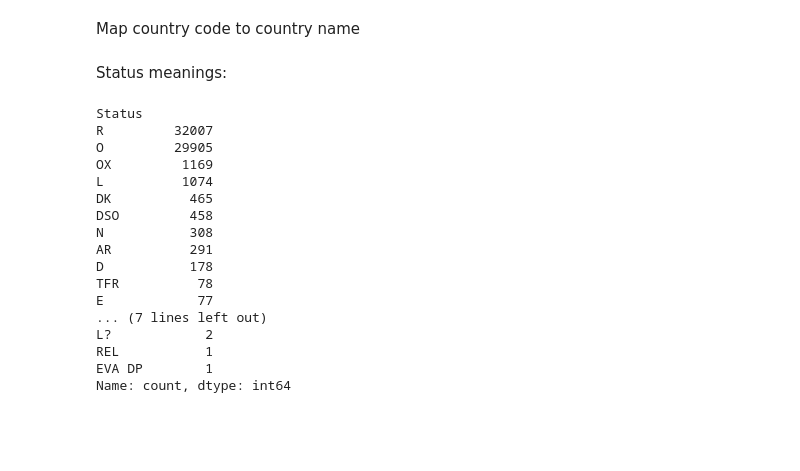
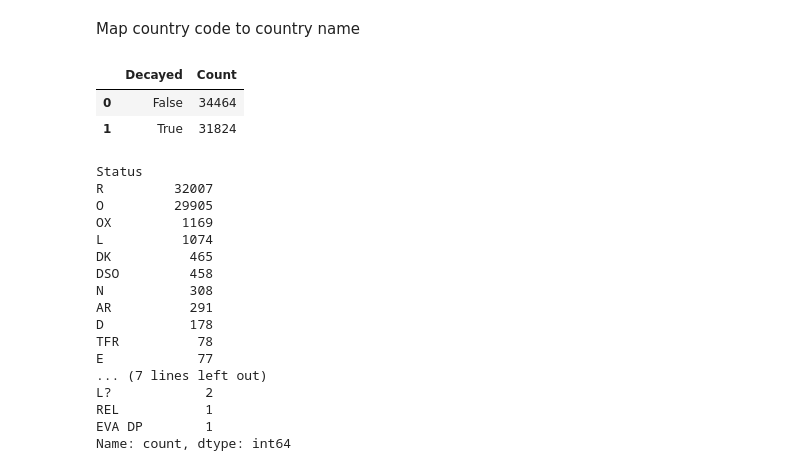
Before and after one commit to daemonchild/cardiffmet-dat5001-visualisation-of-data, a Jupyter notebook: assessment/pres1/dat5001-st20285213-tomrowan-pres1-datasets.ipynb, the cells around one changed output. Cells and saved outputs as stored; diff of their text form; code cells hidden in the pictures; blank space fills up the shorter version.

```diff
--- a/assessment/pres1/dat5001-st20285213-tomrowan-pres1-datasets.ipynb
+++ b/assessment/pres1/dat5001-st20285213-tomrowan-pres1-datasets.ipynb
@@ -291,8 +332,31 @@ type_json = {
 
 category_json = {
 
-
-
+  "AST": "Astronomy",
+  "BIO": "Biology",
+  "CAL": "Calibration",
+  "COM": "Communications",
+  "EDU": "Education",
+  "EOSCI": "Earth observing science",
+  "EW": "Missile early warning",
+  "GEOD": "Geodesy",
+  "IMG": "Imaging (optical)",
+  "IMG-R": "Imaging (radar)",
+  "INF": "Infrastructure",
+  "MET": "Meteorology (imaging)",
+  "MET-RO": "Meteorology (radio occultation)",
+  "MGRAV": "Microgravity experiments",
+  "MISC": "Miscellaneous",
+  "NAV": "Navigation",
+  "PLAN": "Deep space related mission",
+  "RB": "Rocket body",
+  "RV": "Reentry vehicle",
+  "SCI": "Scientific studies",
+  "SIG": "Signals intelligence",
+  "SS": "Spaceship",
+  "TARG": "Target",
+  "TECH": "Technology",
+  "WEAPON": "Weapon"
 }
 
 status_json = {
@@ -355,8 +429,16 @@ def alpha2_to_alpha3(code):
 # Apply conversion to your State column
 sdf['Country Code'] = sdf['State'].apply(alpha2_to_alpha3)
 sdf['Country'] = sdf['Country Code'].apply(lambda x: pycountry.countries.get(alpha_3=x).name if x else None)
-# %% [markdown]
-Status meanings:
+# %%
+# Is the satellite still orbiting?
+sdf['Decayed'] = sdf['Decay Date'].notnull()
+ddate_counts = sdf['Decayed'].value_counts().reset_index()
+ddate_counts.columns = ['Decayed', 'Count']
+display(ddate_counts)
+# %% [output]
+|  | Decayed | Count |
+| 0 | False | 34464 |
+| 1 | True | 31824 |
 # %%
 sdf.Status.value_counts()
 # %% [output]
```
Also changed, not shown: parts of 9 cells of this notebook.
